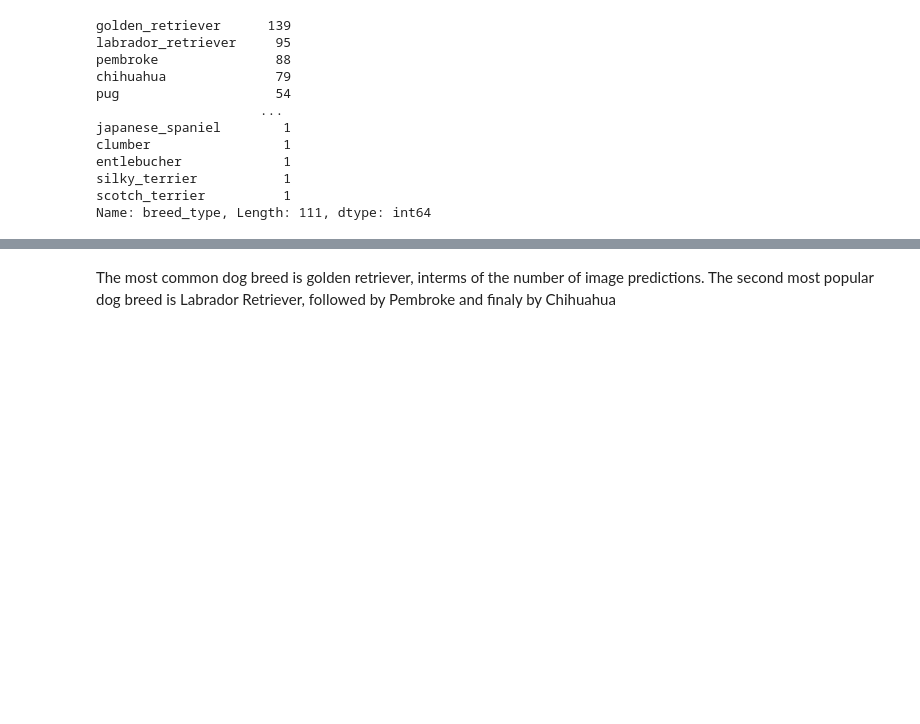
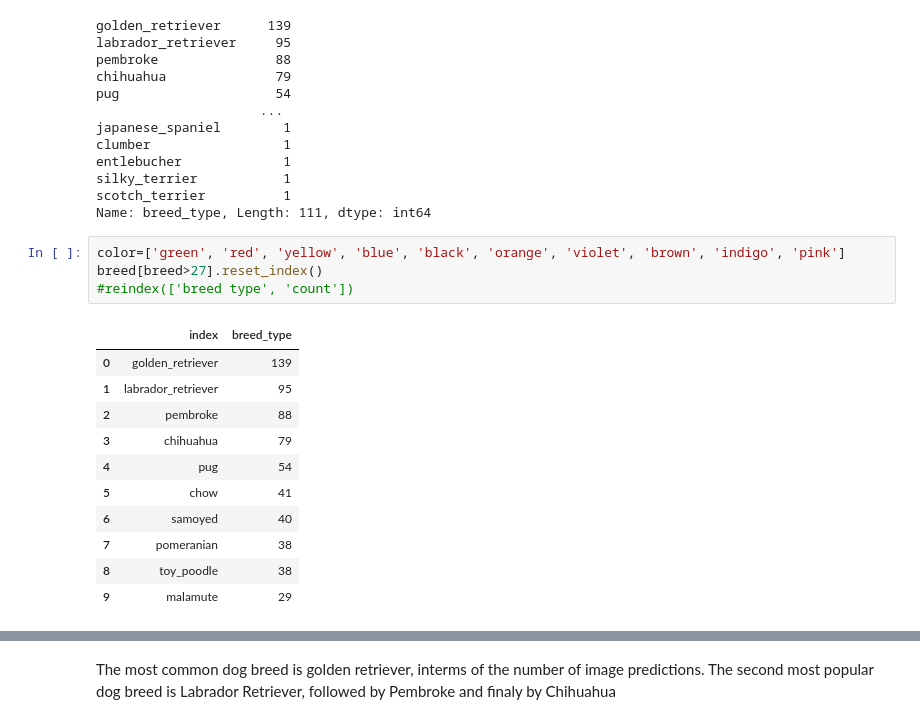
Before and after one commit to Daviedavie100/Data_wrangling-and-Analysis, a Jupyter notebook: wrangle_act.ipynb, the cells around one changed output, grey strips where cells are left out. Saved outputs shown, nothing was run; the diff lists cells and outputs as text; blank space fills up the shorter version.

```diff
--- a/wrangle_act.ipynb
+++ b/wrangle_act.ipynb
@@ -1299,4 +1301,20 @@ entlebucher             1
 silky_terrier           1
 scotch_terrier          1
 Name: breed_type, Length: 111, dtype: int64
+# %%
+color=['green', 'red', 'yellow', 'blue', 'black', 'orange', 'violet', 'brown', 'indigo', 'pink']
+breed[breed>27].reset_index()
+#reindex(['breed type', 'count'])
+# %% [output]
+|  | index | breed_type |
+| 0 | golden_retriever | 139 |
+| 1 | labrador_retriever | 95 |
+| 2 | pembroke | 88 |
+| 3 | chihuahua | 79 |
+| 4 | pug | 54 |
+| 5 | chow | 41 |
+| 6 | samoyed | 40 |
+| 7 | pomeranian | 38 |
+| 8 | toy_poodle | 38 |
+| 9 | malamute | 29 |
 # %%
```
Also changed, not shown: parts of 2 cells of this notebook.
